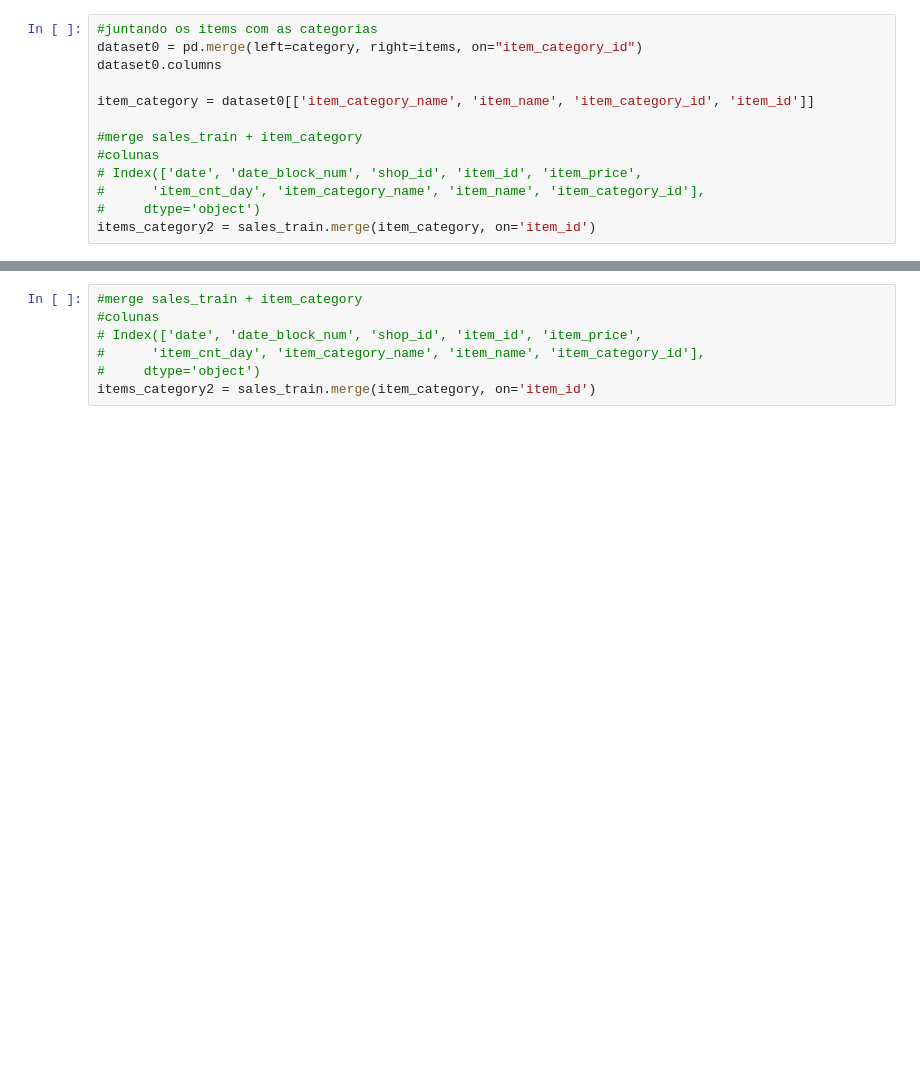
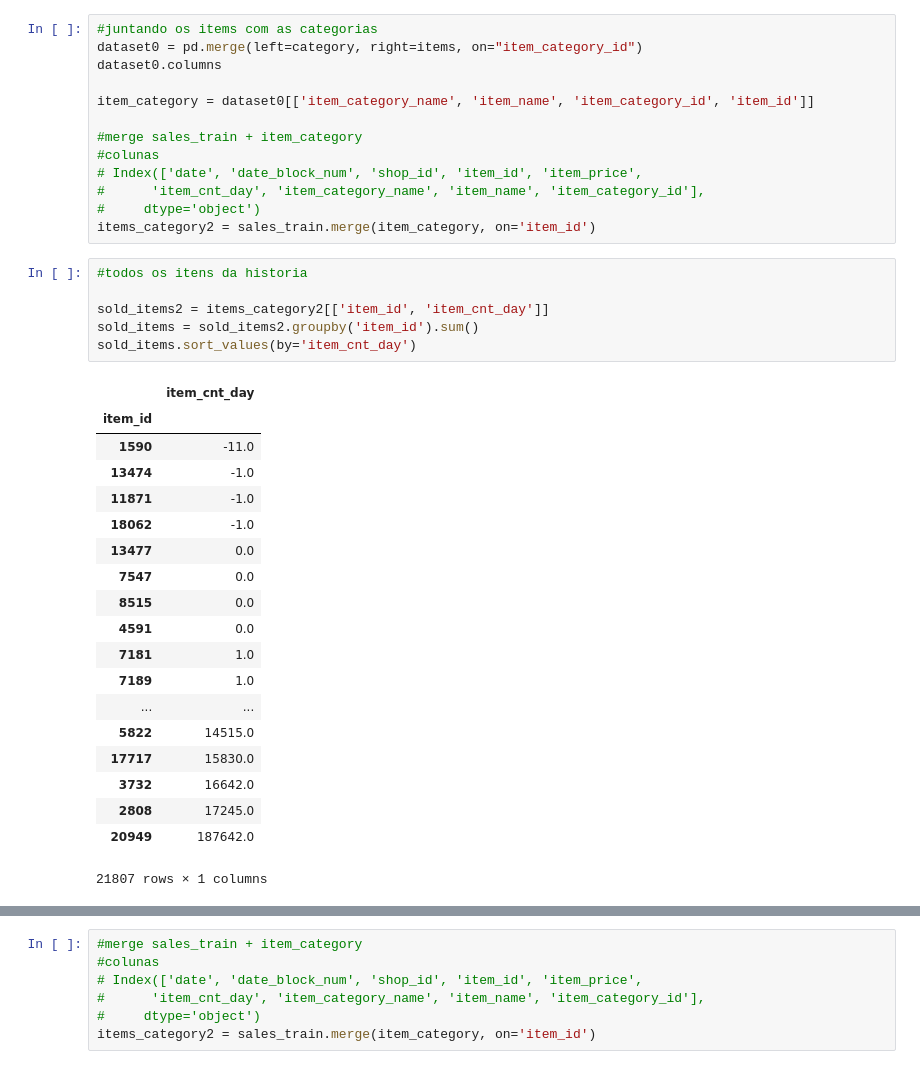
Before and after one commit to nightteatime/studygroup, a Jupyter notebook: kaggle - predict future sales/Kaggle1_StudyGroup_vz.ipynb, the cells around one changed output, grey strips where cells are left out. Drawn from its saved outputs; the diff is of its cells as text; blank space fills up the shorter version.

```diff
--- a/kaggle - predict future sales/Kaggle1_StudyGroup_vz.ipynb
+++ b/kaggle - predict future sales/Kaggle1_StudyGroup_vz.ipynb
@@ -81,6 +81,32 @@ item_category = dataset0[['item_category_name', 'item_name', 'item_category_id',
 #      'item_cnt_day', 'item_category_name', 'item_name', 'item_category_id'],
 #     dtype='object')
 items_category2 = sales_train.merge(item_category, on='item_id')
+# %%
+#todos os itens da historia
+
+sold_items2 = items_category2[['item_id', 'item_cnt_day']]
+sold_items = sold_items2.groupby('item_id').sum()
+sold_items.sort_values(by='item_cnt_day')
+# %% [output]
+|  | item_cnt_day |
+| item_id |  |
+| 1590 | -11.0 |
+| 13474 | -1.0 |
+| 11871 | -1.0 |
+| 18062 | -1.0 |
+| 13477 | 0.0 |
+| 7547 | 0.0 |
+| 8515 | 0.0 |
+| 4591 | 0.0 |
+| 7181 | 1.0 |
+| 7189 | 1.0 |
+| ... | ... |
+| 5822 | 14515.0 |
+| 17717 | 15830.0 |
+| 3732 | 16642.0 |
+| 2808 | 17245.0 |
+| 20949 | 187642.0 |
+21807 rows × 1 columns
 # %%
 #juntando test e items pra ter categoria
 test_category = test.merge(items, on='item_id')
```
Also changed, not shown: parts of 10 cells of this notebook.
